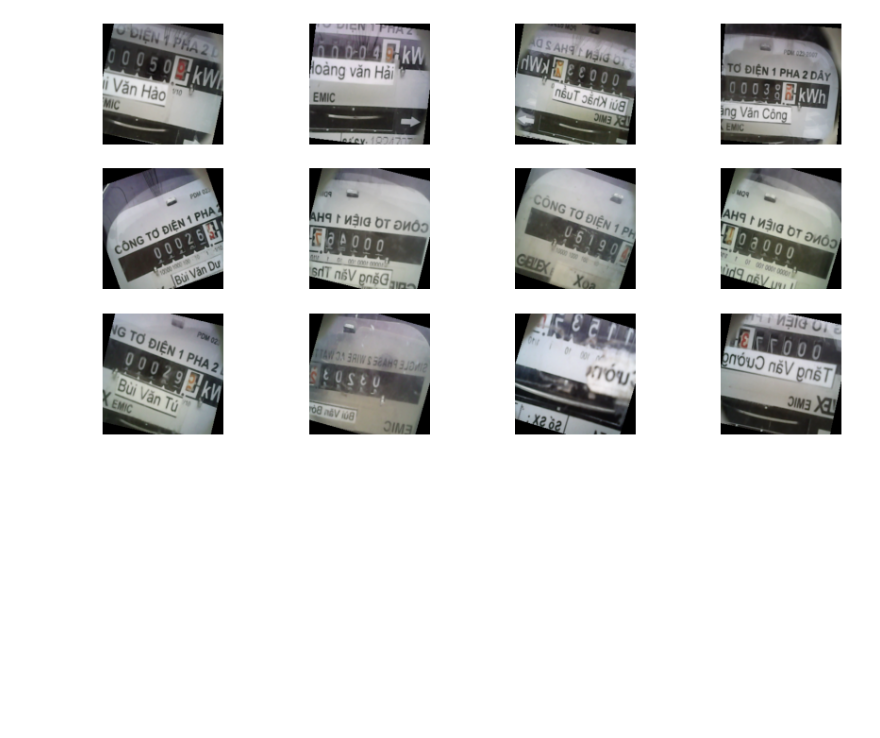
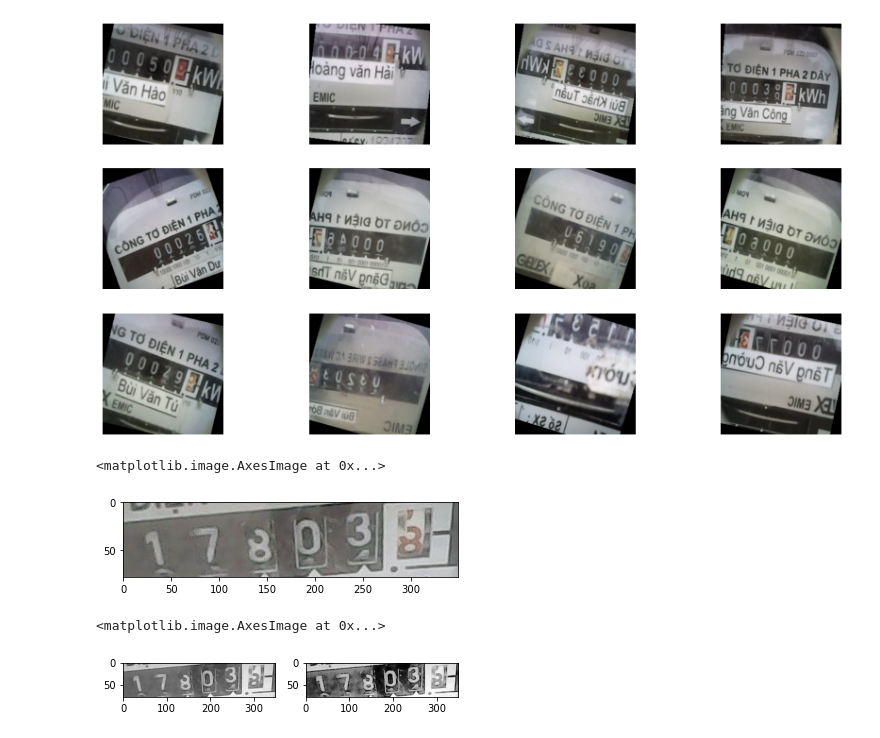
Before and after one commit to nmd2k/An-approach-to-electrical-meter-reader, a Jupyter notebook: Data Augmentation.ipynb, the cells around one changed output. Drawn from its saved outputs; the diff is of its cells as text; code cells hidden in the pictures; blank space fills up the shorter version.

```diff
--- a/Data Augmentation.ipynb
+++ b/Data Augmentation.ipynb
@@ -34,0 +41,16 @@ for i in range(3):
+# %%
+PATH = r"./test_1.jpg"
+image = cv2.imread(PATH)
+plt.imshow(image[:,:,::-1])
+# %% [output]
+<matplotlib.image.AxesImage at 0x...>
+[figure, added]
+# %%
+image_gray = cv2.cvtColor(image, cv2.COLOR_RGB2GRAY)
+image_histogram = cv2.equalizeHist(image_gray)
+fig, axs = plt.subplots(1, 2)
+axs[0].imshow(image_gray, cmap='gray')
+axs[1].imshow(image_histogram, cmap='gray')
+# %% [output]
+<matplotlib.image.AxesImage at 0x...>
+[figure, added]
```
Also changed, not shown: parts of 7 cells of this notebook, 3 other files.
